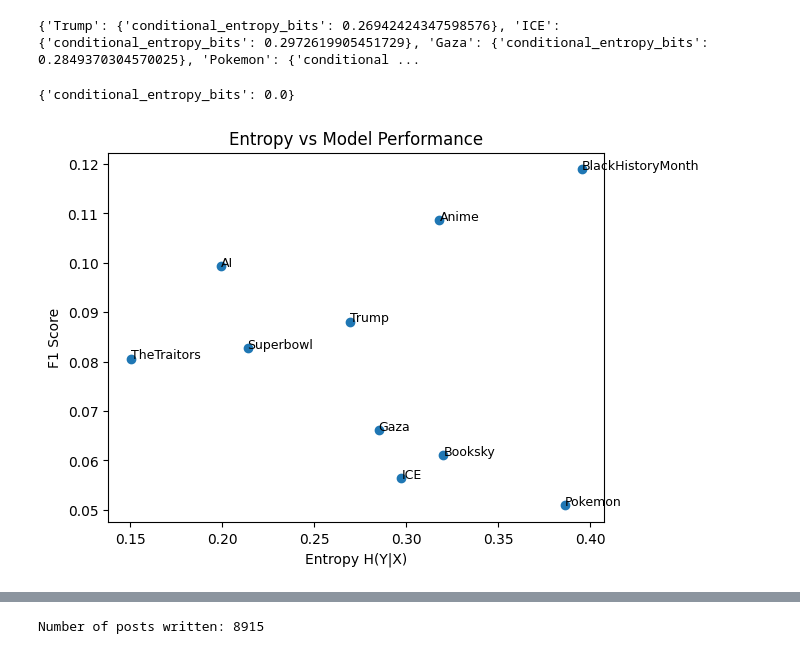
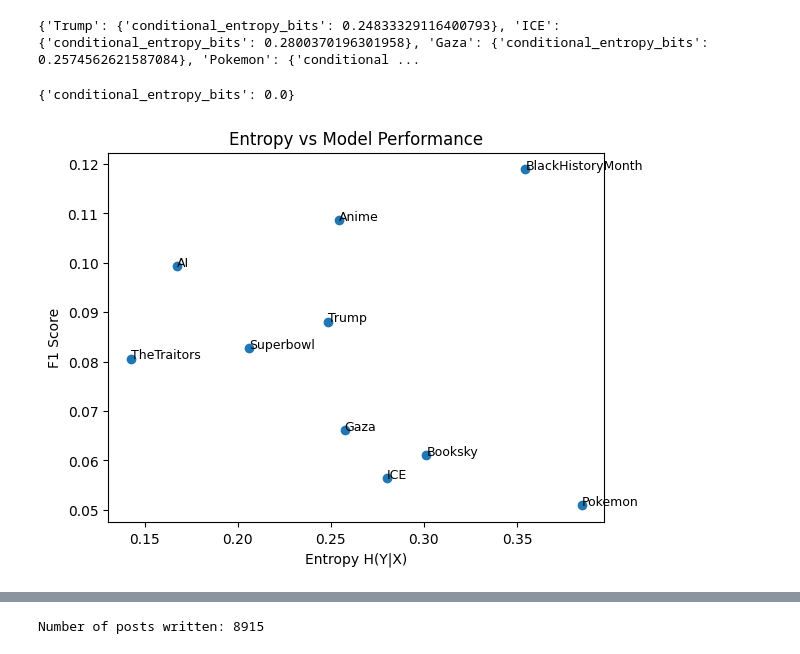
Before and after one commit to jonasbjaerke/MEng-project, a Jupyter notebook: notebooks/analyse_dataset.ipynb, the cells around one changed output, grey strips where cells are left out. Cells and saved outputs as stored; diff of their text form; code cells hidden in the pictures.

```diff
--- a/notebooks/analyse_dataset.ipynb
+++ b/notebooks/analyse_dataset.ipynb
@@ -99,13 +82,13 @@ def evaluate_entropy_by_hashtag(df, drop_hashtag=False):
     results = {}
     for tag in df["hashtag"].dropna().unique():
         df_tag = df[df["hashtag"] == tag]
-        results[tag] = measure_conditional_entropy(df_tag, drop_hashtag=drop_hashtag)
+        results[tag] = measure_conditional_entropy(df_tag)
     return results
 
 results_by_tag = evaluate_entropy_by_hashtag(df, drop_hashtag=True)
 print(results_by_tag)
 # %% [output]
-{'Trump': {'conditional_entropy_bits': 0.26942424347598576}, 'ICE': {'conditional_entropy_bits': 0.2972619905451729}, 'Gaza': {'conditional_entropy_bits': 0.2849370304570025}, 'Pokemon': {'conditional ...
+{'Trump': {'conditional_entropy_bits': 0.24833329116400793}, 'ICE': {'conditional_entropy_bits': 0.2800370196301958}, 'Gaza': {'conditional_entropy_bits': 0.2574562621587084}, 'Pokemon': {'conditional ...
 # %%
 overall = measure_conditional_entropy(df, drop_hashtag=False)
 print(overall)
@@ -116,47 +99,47 @@ import numpy as np
 import matplotlib.pyplot as plt
 
 entropy = {
-    "Trump": 0.2694,
-    "ICE": 0.2973,
-    "Gaza": 0.2849,
-    "Pokemon": 0.3860,
-    "AI": 0.1994,
-    "Booksky": 0.3201,
-    "BlackHistoryMonth": 0.3952,
-    "TheTraitors": 0.1503,
-    "Anime": 0.3180,
-    "Superbowl": 0.2138
+    "Trump": 0.24833329116400793,
+    "ICE": 0.2800370196301958,
+    "Gaza": 0.2574562621587084,
+    "Pokemon": 0.38474282711394997,
+    "AI": 0.16728293016225265,
+    "Booksky": 0.30132096037630407,
+    "BlackHistoryMonth": 0.35450456347689163,
+    "TheTraitors": 0.14242581988228098,
+    "Anime": 0.2542162389171393,
+    "Superbowl": 0.2060367491773466,
 }
 
 f1 = {
     "Trump": 0.0881,
     "ICE": 0.0564,
     "Gaza": 0.0661,
     "Pokemon": 0.0509,
     "AI": 0.0993,
     "Booksky": 0.0611,
     "BlackHistoryMonth": 0.1189,
     "TheTraitors": 0.0806,
     "Anime": 0.1086,
     "Superbowl": 0.0828
 }
 
 tags = list(entropy.keys())
 x = np.array([entropy[t] for t in tags])
 y = np.array([f1[t] for t in tags])
 
 plt.figure()
 
 plt.scatter(x, y)
 
 # annotate points
 for i, tag in enumerate(tags):
     plt.text(x[i], y[i], tag, fontsize=9)
 
 plt.xlabel("Entropy H(Y|X)")
 plt.ylabel("F1 Score")
 plt.title("Entropy vs Model Performance")
 
 plt.show()
 # %% [output]
-[figure, old version]
+[figure, new version]
```
Also changed, not shown: parts of 2 cells of this notebook, 3 other files.
